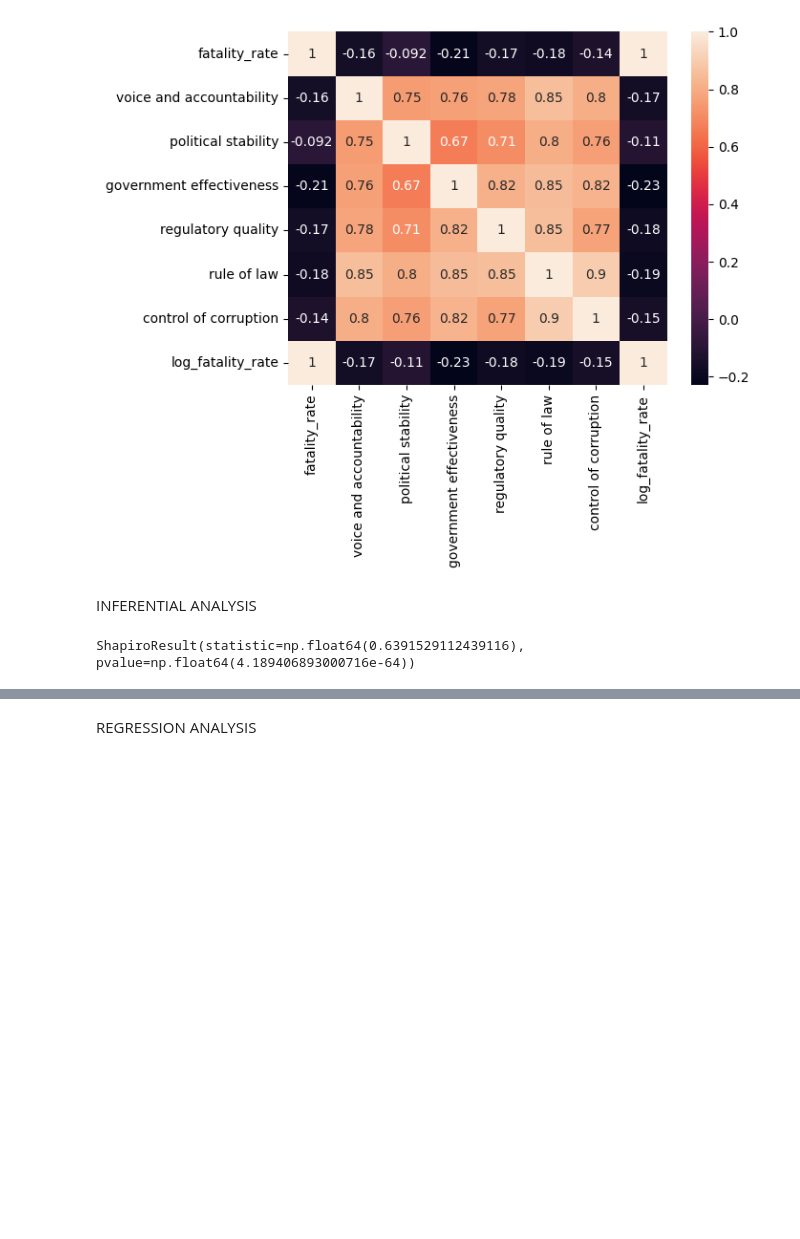
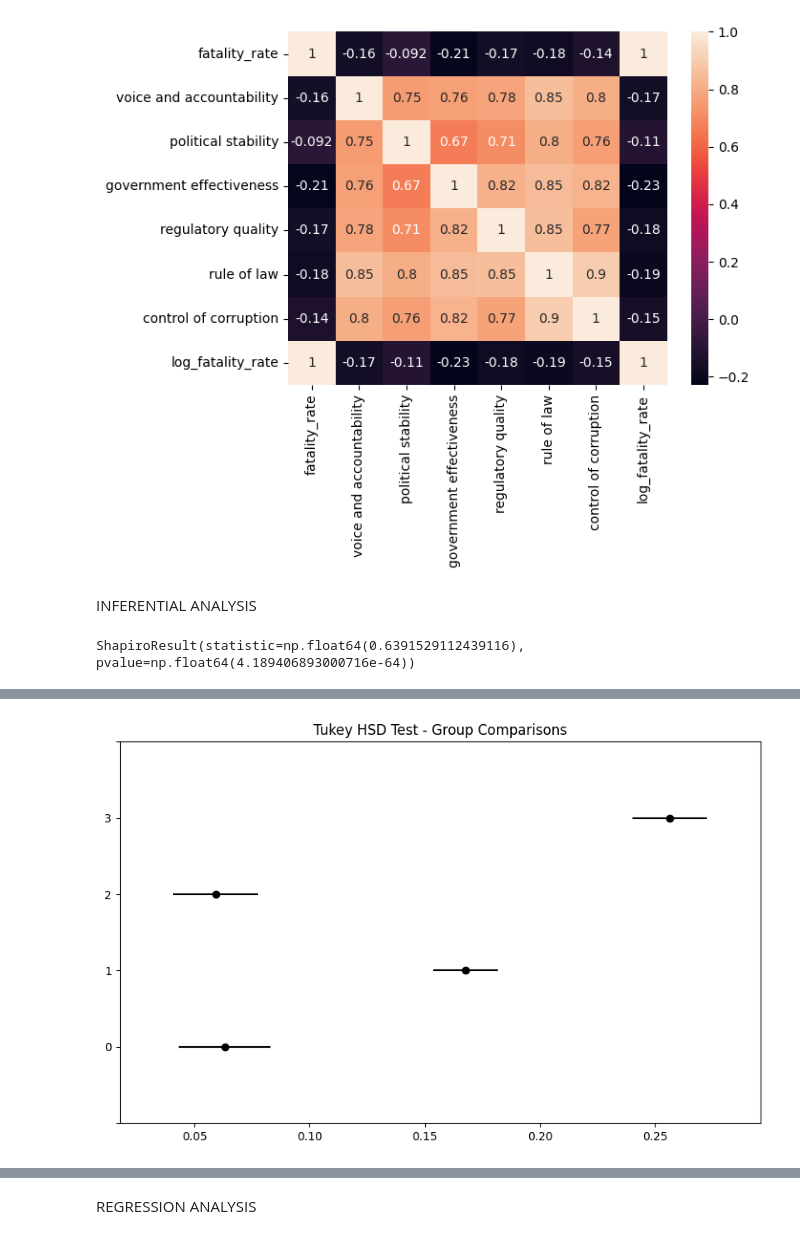
Before and after one commit to tanu-1403/TERRORISM-Numbers-behind-the-nightmare, a Jupyter notebook: notebooks/wgi/fatality.ipynb, the cells around one changed output, grey strips where cells are left out. Cells and saved outputs as stored; diff of their text form; code cells hidden in the pictures; blank space fills up the shorter version.

```diff
--- a/notebooks/wgi/fatality.ipynb
+++ b/notebooks/wgi/fatality.ipynb
@@ -333,0 +405,19 @@ KruskalResult(statistic=np.float64(325.26217237685813), pvalue=np.float64(2.3453
+# %%
+from statsmodels.stats.multicomp import pairwise_tukeyhsd
+
+from sklearn.cluster import KMeans
+
+X = df[['voice and accountability', 'political stability',
+        'government effectiveness', 'regulatory quality',
+        'rule of law', 'control of corruption']]
+
+kmeans = KMeans(n_clusters=4, random_state=42)
+df['group'] = kmeans.fit_predict(X)
+
+tukey = pairwise_tukeyhsd(
+    endog=df['fatality_rate'],   # dependent variable
+    groups=df['group'],          # grouping variable
+    alpha=0.05
+)
+
+print(tukey)
@@ -333,0 +451,6 @@ KruskalResult(statistic=np.float64(325.26217237685813), pvalue=np.float64(2.3453
+# %%
+tukey.plot_simultaneous()
+plt.title("Tukey HSD Test - Group Comparisons")
+plt.show()
+# %% [output]
+[figure, added]
```
Also changed, not shown: parts of 28 cells of this notebook.
